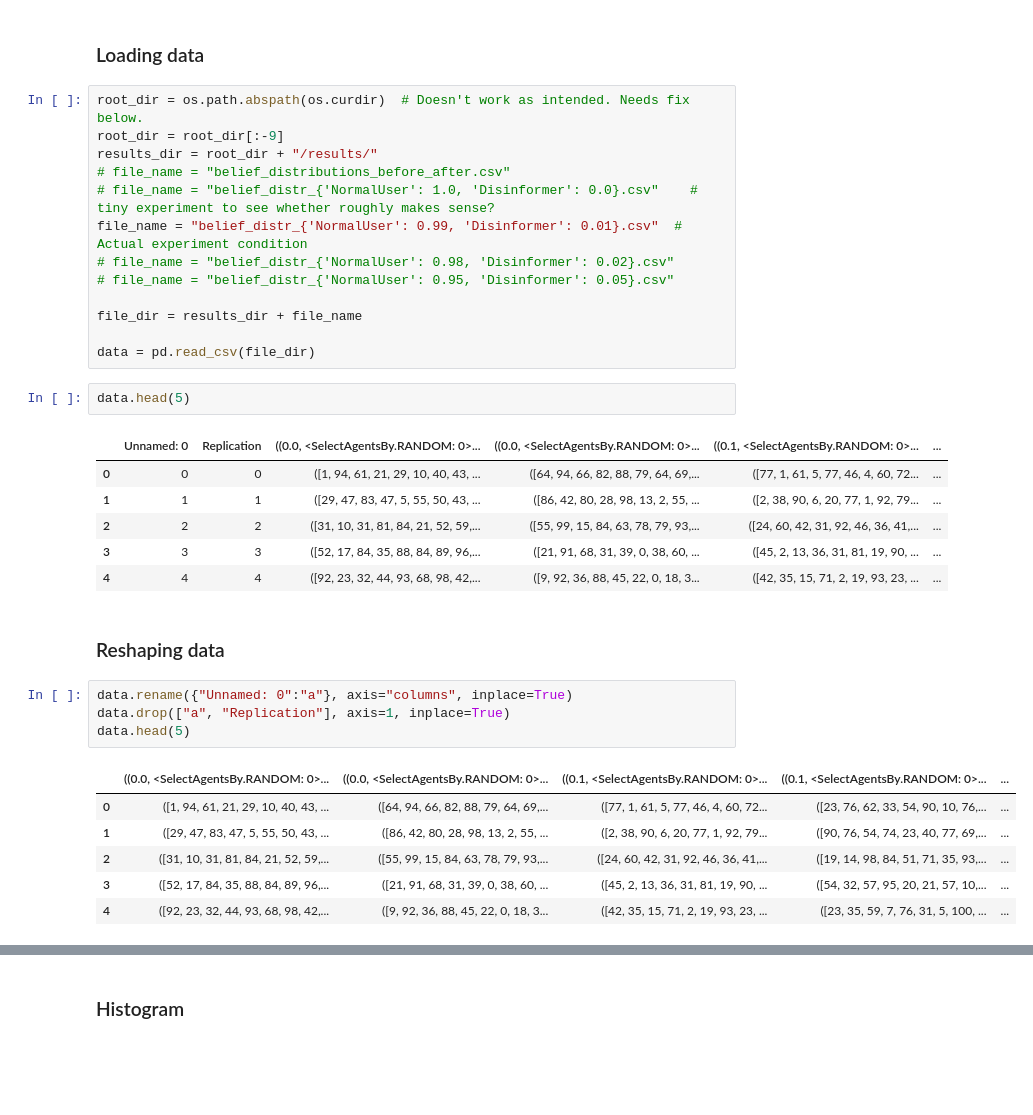
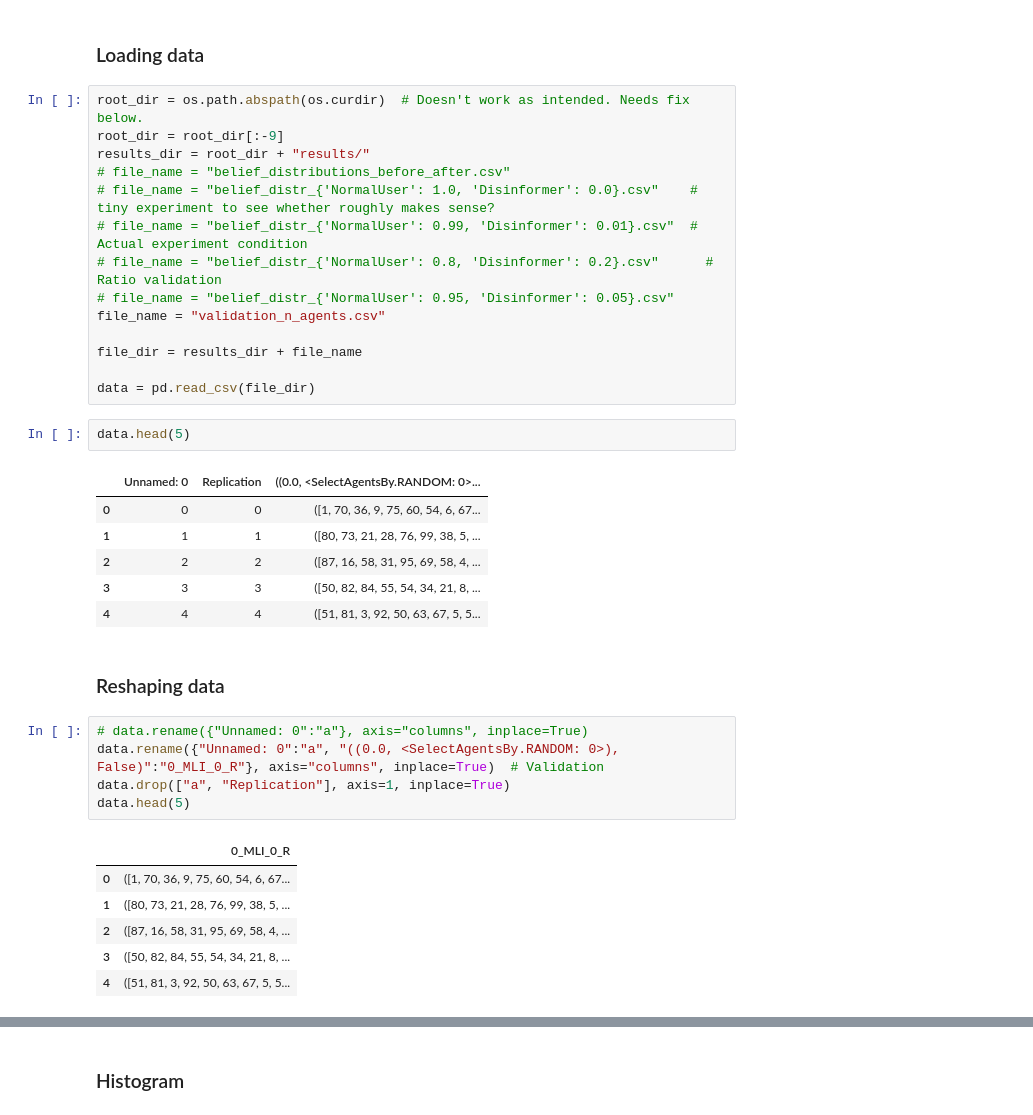
Before and after one commit to felicity-reddel/abm_internship, a Jupyter notebook: notebooks/Viz_Belief_Distributions.ipynb, the cells around one changed output, grey strips where cells are left out. Saved outputs shown, nothing was run; the diff lists cells and outputs as text; blank space fills up the shorter version.

```diff
--- a/notebooks/Viz_Belief_Distributions.ipynb
+++ b/notebooks/Viz_Belief_Distributions.ipynb
@@ -13,12 +13,13 @@ from matplotlib.ticker import MaxNLocator
 # %%
 root_dir = os.path.abspath(os.curdir)  # Doesn't work as intended. Needs fix below.
 root_dir = root_dir[:-9]
-results_dir = root_dir + "/results/"
+results_dir = root_dir + "results/"
 # file_name = "belief_distributions_before_after.csv"
 # file_name = "belief_distr_{'NormalUser': 1.0, 'Disinformer': 0.0}.csv"    # tiny experiment to see whether roughly makes sense?
-file_name = "belief_distr_{'NormalUser': 0.99, 'Disinformer': 0.01}.csv"  # Actual experiment condition
-# file_name = "belief_distr_{'NormalUser': 0.98, 'Disinformer': 0.02}.csv"
+# file_name = "belief_distr_{'NormalUser': 0.99, 'Disinformer': 0.01}.csv"  # Actual experiment condition
+# file_name = "belief_distr_{'NormalUser': 0.8, 'Disinformer': 0.2}.csv"      # Ratio validation
 # file_name = "belief_distr_{'NormalUser': 0.95, 'Disinformer': 0.05}.csv"
+file_name = "validation_n_agents.csv"
 
 file_dir = results_dir + file_name
 
@@ -26,25 +27,26 @@ data = pd.read_csv(file_dir)
 # %%
 data.head(5)
 # %% [output]
-|  | Unnamed: 0 | Replication | ((0.0, <SelectAgentsBy.RANDOM: 0>... | ((0.0, <SelectAgentsBy.RANDOM: 0>... | ((0.1, <SelectAgentsBy.RANDOM: 0>... | ... |
-| 0 | 0 | 0 | ([1, 94, 61, 21, 29, 10, 40, 43, ... | ([64, 94, 66, 82, 88, 79, 64, 69,... | ([77, 1, 61, 5, 77, 46, 4, 60, 72... | ... |
-| 1 | 1 | 1 | ([29, 47, 83, 47, 5, 55, 50, 43, ... | ([86, 42, 80, 28, 98, 13, 2, 55, ... | ([2, 38, 90, 6, 20, 77, 1, 92, 79... | ... |
-| 2 | 2 | 2 | ([31, 10, 31, 81, 84, 21, 52, 59,... | ([55, 99, 15, 84, 63, 78, 79, 93,... | ([24, 60, 42, 31, 92, 46, 36, 41,... | ... |
-| 3 | 3 | 3 | ([52, 17, 84, 35, 88, 84, 89, 96,... | ([21, 91, 68, 31, 39, 0, 38, 60, ... | ([45, 2, 13, 36, 31, 81, 19, 90, ... | ... |
-| 4 | 4 | 4 | ([92, 23, 32, 44, 93, 68, 98, 42,... | ([9, 92, 36, 88, 45, 22, 0, 18, 3... | ([42, 35, 15, 71, 2, 19, 93, 23, ... | ... |
+|  | Unnamed: 0 | Replication | ((0.0, <SelectAgentsBy.RANDOM: 0>... |
+| 0 | 0 | 0 | ([1, 70, 36, 9, 75, 60, 54, 6, 67... |
+| 1 | 1 | 1 | ([80, 73, 21, 28, 76, 99, 38, 5, ... |
+| 2 | 2 | 2 | ([87, 16, 58, 31, 95, 69, 58, 4, ... |
+| 3 | 3 | 3 | ([50, 82, 84, 55, 54, 34, 21, 8, ... |
+| 4 | 4 | 4 | ([51, 81, 3, 92, 50, 63, 67, 5, 5... |
 # %% [markdown]
 ### Reshaping data
 # %%
-data.rename({"Unnamed: 0":"a"}, axis="columns", inplace=True)
+# data.rename({"Unnamed: 0":"a"}, axis="columns", inplace=True)
+data.rename({"Unnamed: 0":"a", "((0.0, <SelectAgentsBy.RANDOM: 0>), False)":"0_MLI_0_R"}, axis="columns", inplace=True)  # Validation
 data.drop(["a", "Replication"], axis=1, inplace=True)
 data.head(5)
 # %% [output]
-|  | ((0.0, <SelectAgentsBy.RANDOM: 0>... | ((0.0, <SelectAgentsBy.RANDOM: 0>... | ((0.1, <SelectAgentsBy.RANDOM: 0>... | ((0.1, <SelectAgentsBy.RANDOM: 0>... | ... |
-| 0 | ([1, 94, 61, 21, 29, 10, 40, 43, ... | ([64, 94, 66, 82, 88, 79, 64, 69,... | ([77, 1, 61, 5, 77, 46, 4, 60, 72... | ([23, 76, 62, 33, 54, 90, 10, 76,... | ... |
-| 1 | ([29, 47, 83, 47, 5, 55, 50, 43, ... | ([86, 42, 80, 28, 98, 13, 2, 55, ... | ([2, 38, 90, 6, 20, 77, 1, 92, 79... | ([90, 76, 54, 74, 23, 40, 77, 69,... | ... |
-| 2 | ([31, 10, 31, 81, 84, 21, 52, 59,... | ([55, 99, 15, 84, 63, 78, 79, 93,... | ([24, 60, 42, 31, 92, 46, 36, 41,... | ([19, 14, 98, 84, 51, 71, 35, 93,... | ... |
-| 3 | ([52, 17, 84, 35, 88, 84, 89, 96,... | ([21, 91, 68, 31, 39, 0, 38, 60, ... | ([45, 2, 13, 36, 31, 81, 19, 90, ... | ([54, 32, 57, 95, 20, 21, 57, 10,... | ... |
-| 4 | ([92, 23, 32, 44, 93, 68, 98, 42,... | ([9, 92, 36, 88, 45, 22, 0, 18, 3... | ([42, 35, 15, 71, 2, 19, 93, 23, ... | ([23, 35, 59, 7, 76, 31, 5, 100, ... | ... |
+|  | 0_MLI_0_R |
+| 0 | ([1, 70, 36, 9, 75, 60, 54, 6, 67... |
+| 1 | ([80, 73, 21, 28, 76, 99, 38, 5, ... |
+| 2 | ([87, 16, 58, 31, 95, 69, 58, 4, ... |
+| 3 | ([50, 82, 84, 55, 54, 34, 21, 8, ... |
+| 4 | ([51, 81, 3, 92, 50, 63, 67, 5, 5... |
 # %%
 # Rename columns
 # column_names = ["0%_True", "0%_False","0%_True", "0%_False","0%_True", "0%_False","0%_True", "0%_False",]
```
Also changed, not shown: parts of 8 cells of this notebook, 17 other files.
